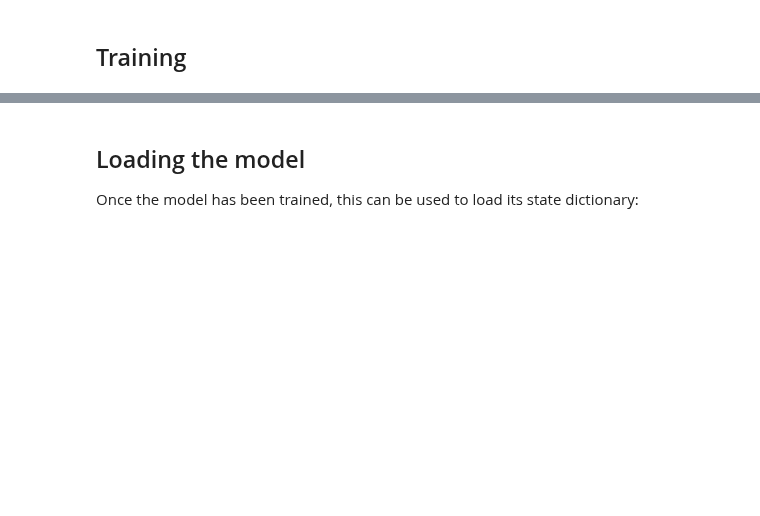
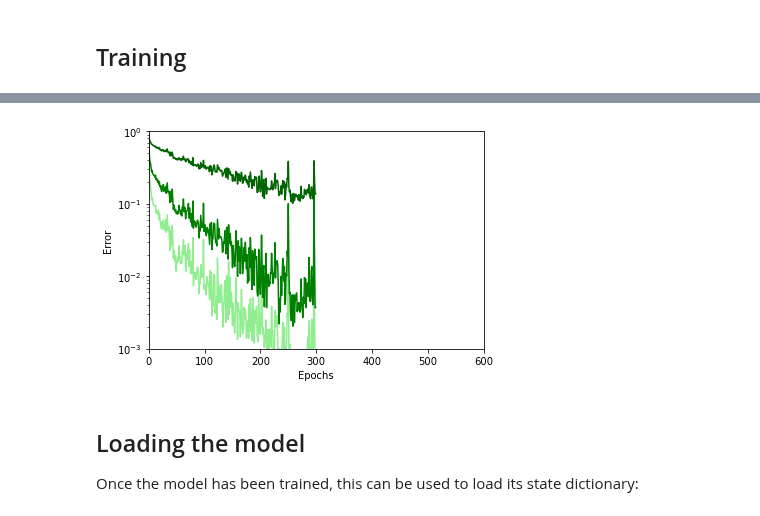
Before and after one commit to gillioz/MorpionSolitaire, a Jupyter notebook: Counting_moves.ipynb, the cells around one changed output, grey strips where cells are left out. Drawn from its saved outputs; the diff is of its cells as text; code cells hidden in the pictures; blank space fills up the shorter version.

```diff
--- a/Counting_moves.ipynb
+++ b/Counting_moves.ipynb
@@ -320,3 +249,15 @@ plt.show()
+# %%
+plt.plot(error_data[:,2], color='lightgreen')
+plt.plot(error_data[:,1], color='green')
+plt.plot(error_data[:,0], color='darkgreen')
+plt.xlabel('Epochs')
+plt.xlim(0, 600)
+plt.ylabel('Error')
+plt.ylim(0.001,1)
+plt.yscale('log')
+plt.show()
+# %% [output]
+[figure, added]
 # %% [markdown]
 ## Loading the model
 
```
Also changed, not shown: parts of 51 cells of this notebook, 20 other files.
